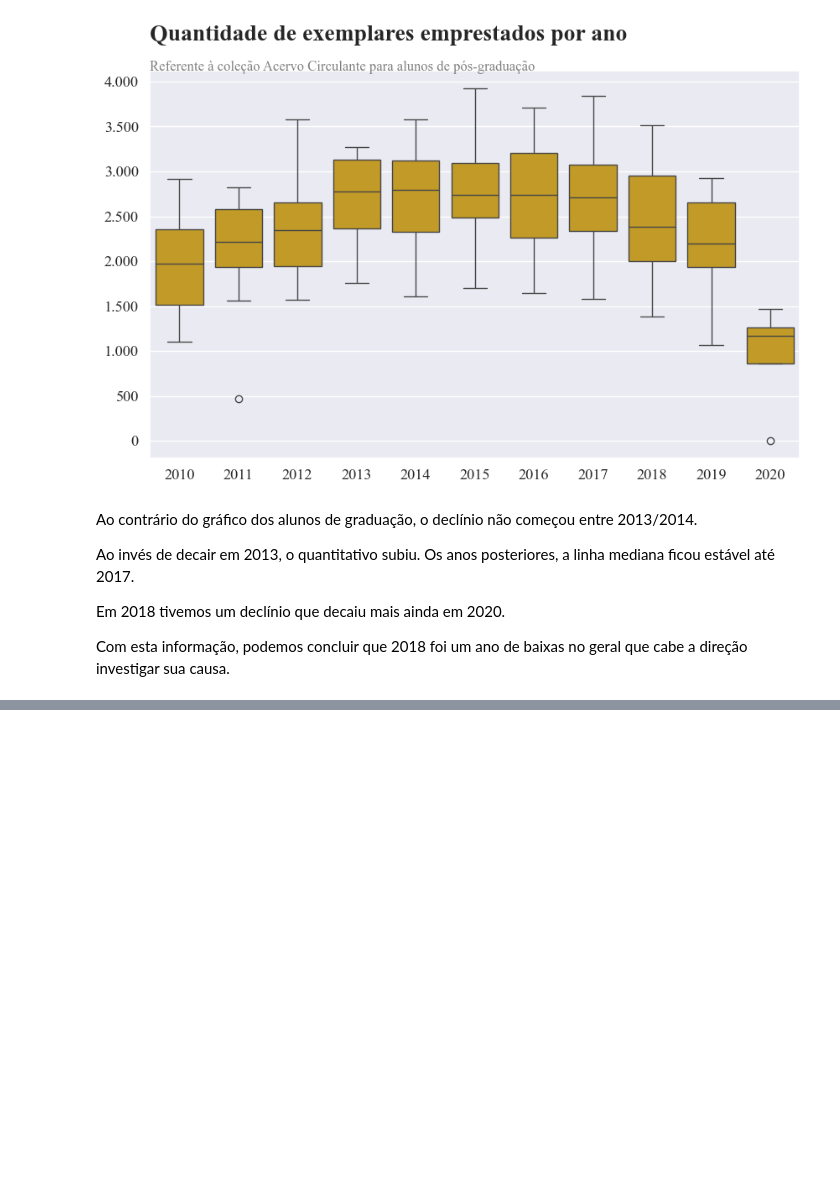
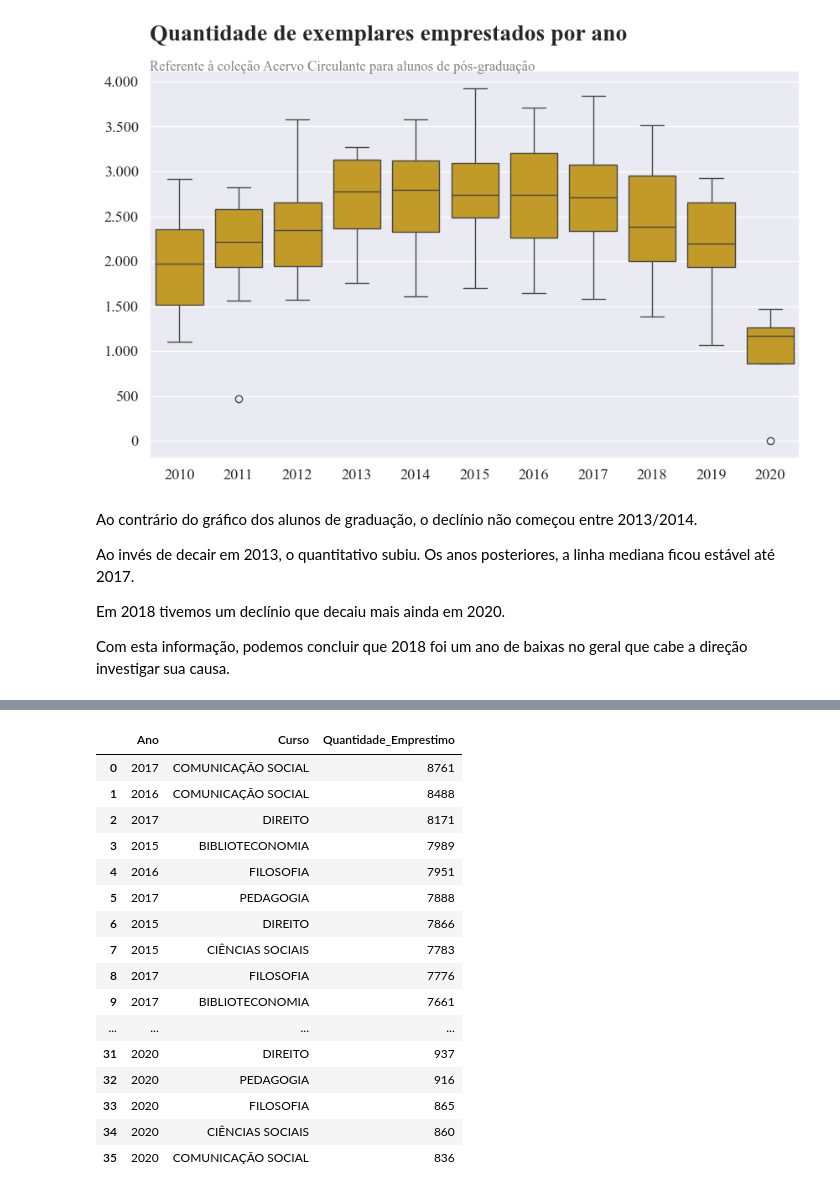
Before and after one commit to giuliacaxi/7DaysOfCode---Python-Pandas, a Jupyter notebook: Analise/data.ipynb, the cells around one changed output, grey strips where cells are left out. Drawn from its saved outputs; the diff is of its cells as text; code cells hidden in the pictures; blank space fills up the shorter version.

```diff
--- a/Analise/data.ipynb
+++ b/Analise/data.ipynb
@@ -877,0 +1113,22 @@ Com esta informação, podemos concluir que 2018 foi um ano de baixas no geral q
+# %%
+emprestimos_cursos = emprestimos_curso.iloc[:,[1,3]].value_counts().reset_index()
+emprestimos_cursos.columns = ['Ano','Curso','Quantidade_Emprestimo']
+emprestimos_cursos
+# %% [output]
+|  | Ano | Curso | Quantidade_Emprestimo |
+| 0 | 2017 | COMUNICAÇÃO SOCIAL | 8761 |
+| 1 | 2016 | COMUNICAÇÃO SOCIAL | 8488 |
+| 2 | 2017 | DIREITO | 8171 |
+| 3 | 2015 | BIBLIOTECONOMIA | 7989 |
+| 4 | 2016 | FILOSOFIA | 7951 |
+| 5 | 2017 | PEDAGOGIA | 7888 |
+| 6 | 2015 | DIREITO | 7866 |
+| 7 | 2015 | CIÊNCIAS SOCIAIS | 7783 |
+| 8 | 2017 | FILOSOFIA | 7776 |
+| 9 | 2017 | BIBLIOTECONOMIA | 7661 |
+| ... | ... | ... | ... |
+| 31 | 2020 | DIREITO | 937 |
+| 32 | 2020 | PEDAGOGIA | 916 |
+| 33 | 2020 | FILOSOFIA | 865 |
+| 34 | 2020 | CIÊNCIAS SOCIAIS | 860 |
+| 35 | 2020 | COMUNICAÇÃO SOCIAL | 836 |
```
Also changed, not shown: parts of 34 cells of this notebook.
